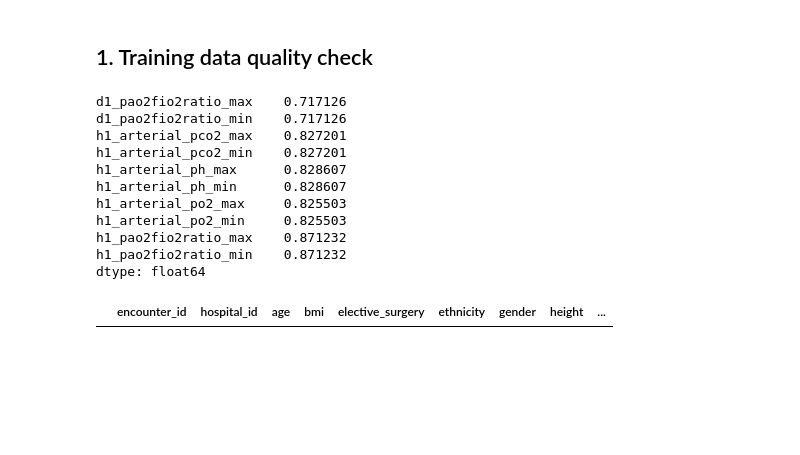
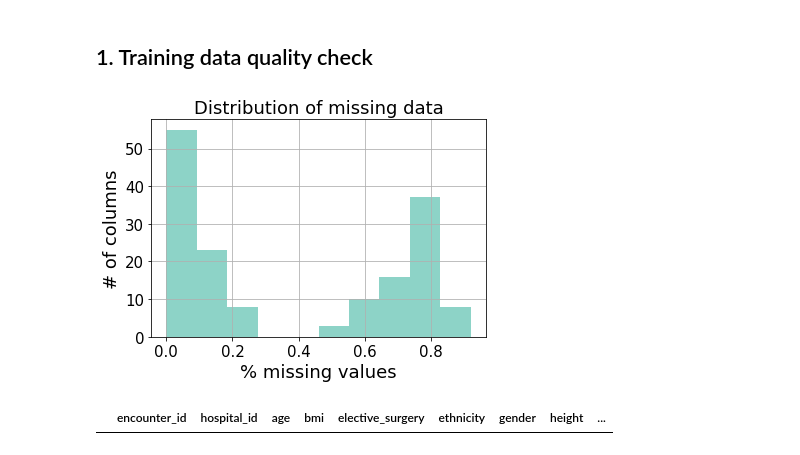
Before and after one commit to soyhyoj/WiDS-Datathon-2021, a Jupyter notebook: notebooks/wids2021-eda-classification.ipynb, the cells around one changed output. Cells and saved outputs as stored; diff of their text form; code cells hidden in the pictures; blank space fills up the shorter version.

```diff
--- a/notebooks/wids2021-eda-classification.ipynb
+++ b/notebooks/wids2021-eda-classification.ipynb
@@ -53,22 +53,16 @@ sns.countplot(train['diabetes_mellitus'])
 # %% [markdown]
 ## 1. Training data quality check
 # %%
-# Missing rows (just check, don't do anything yet)
+# Missing rows
 prop_isnull = train.isnull().mean()
 prop_isnull = prop_isnull[prop_isnull > 0]
-prop_isnull[-10:]
+plt.title("Distribution of missing data")
+plt.ylabel("# of columns")
+plt.xlabel("% missing values")
+prop_isnull.hist()
+plt.show()
 # %% [output]
-d1_pao2fio2ratio_max    0.717126
-d1_pao2fio2ratio_min    0.717126
-h1_arterial_pco2_max    0.827201
-h1_arterial_pco2_min    0.827201
-h1_arterial_ph_max      0.828607
-h1_arterial_ph_min      0.828607
-h1_arterial_po2_max     0.825503
-h1_arterial_po2_min     0.825503
-h1_pao2fio2ratio_max    0.871232
-h1_pao2fio2ratio_min    0.871232
-dtype: float64
+[figure, added]
 # %%
 # Duplicated rows
 train[train.duplicated() == True]
```
Also changed, not shown: parts of 27 cells of this notebook.
